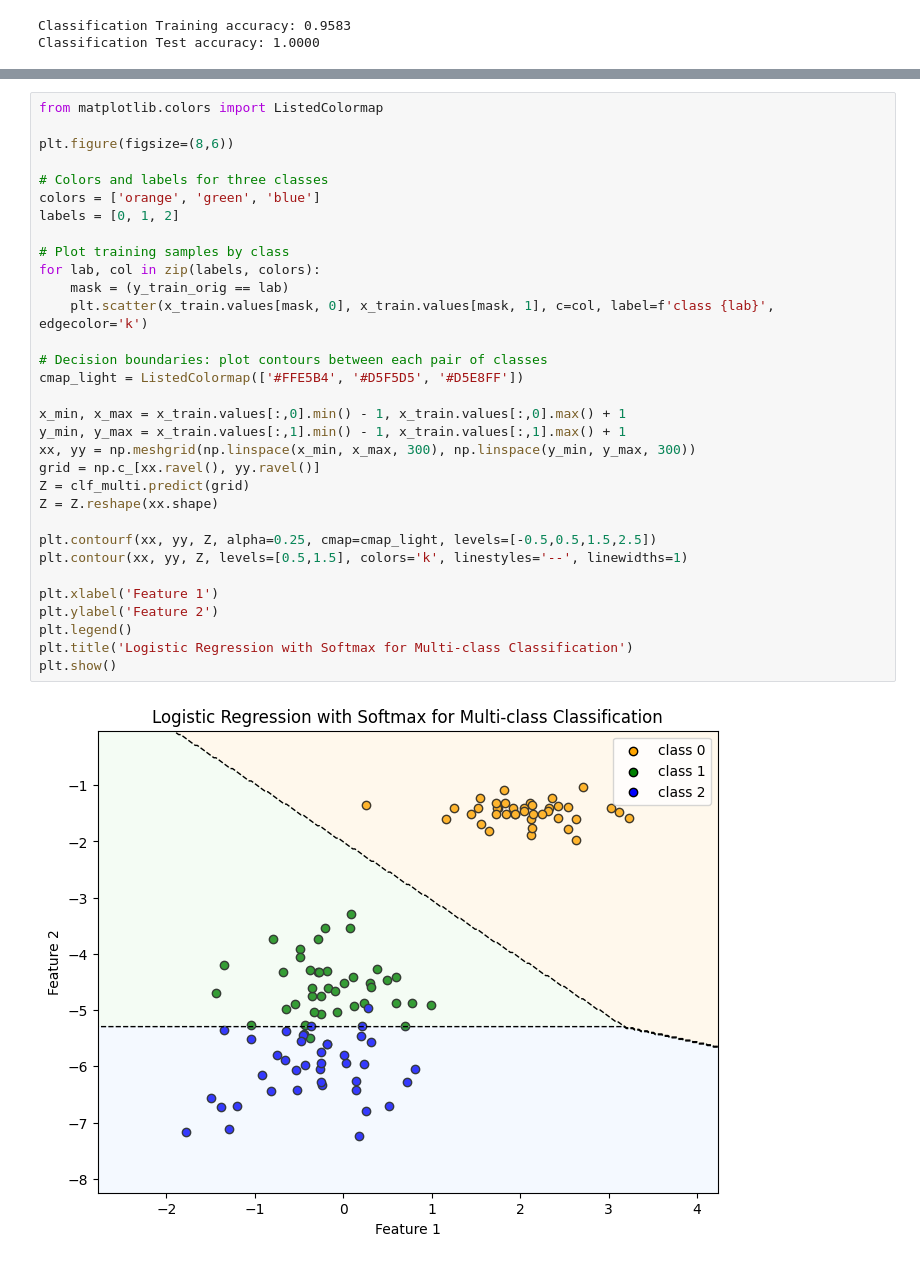
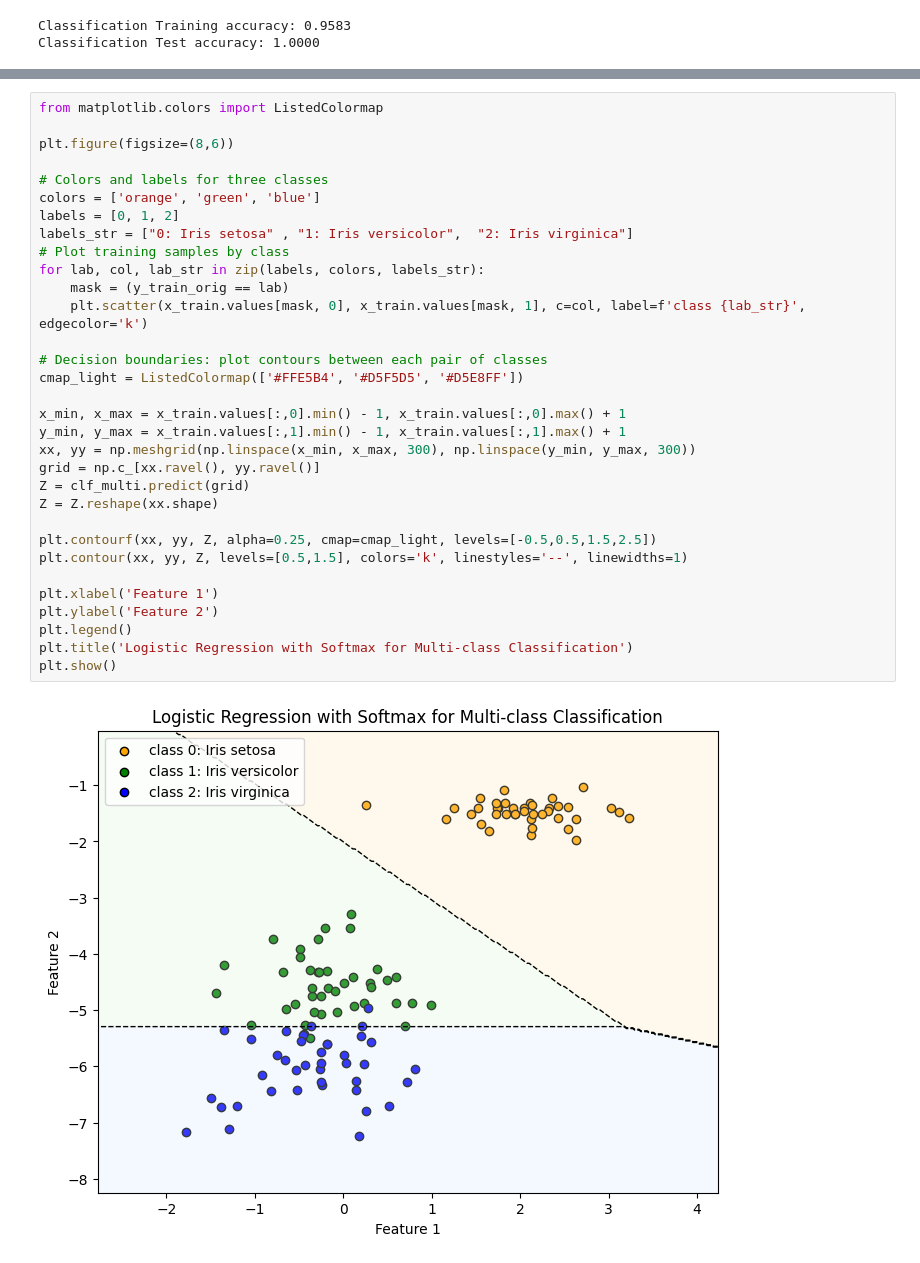
Before and after one commit to shreetishresthanp/Machine-Learning, a Jupyter notebook: HW2/hw2-Shrestha.ipynb, the cells around one changed output, grey strips where cells are left out. Drawn from its saved outputs; the diff is of its cells as text.

```diff
--- a/HW2/hw2-Shrestha.ipynb
+++ b/HW2/hw2-Shrestha.ipynb
@@ -130,34 +157,34 @@ Classification Test accuracy: 1.0000
 # %%
 from matplotlib.colors import ListedColormap
 
 plt.figure(figsize=(8,6))
 
 # Colors and labels for three classes
 colors = ['orange', 'green', 'blue']
 labels = [0, 1, 2]
-
+labels_str = ["0: Iris setosa" , "1: Iris versicolor",  "2: Iris virginica"]
 # Plot training samples by class
-for lab, col in zip(labels, colors):
+for lab, col, lab_str in zip(labels, colors, labels_str):
     mask = (y_train_orig == lab)
-    plt.scatter(x_train.values[mask, 0], x_train.values[mask, 1], c=col, label=f'class {lab}', edgecolor='k')
+    plt.scatter(x_train.values[mask, 0], x_train.values[mask, 1], c=col, label=f'class {lab_str}', edgecolor='k')
 
 # Decision boundaries: plot contours between each pair of classes
 cmap_light = ListedColormap(['#FFE5B4', '#D5F5D5', '#D5E8FF'])
 
 x_min, x_max = x_train.values[:,0].min() - 1, x_train.values[:,0].max() + 1
 y_min, y_max = x_train.values[:,1].min() - 1, x_train.values[:,1].max() + 1
 xx, yy = np.meshgrid(np.linspace(x_min, x_max, 300), np.linspace(y_min, y_max, 300))
 grid = np.c_[xx.ravel(), yy.ravel()]
 Z = clf_multi.predict(grid)
 Z = Z.reshape(xx.shape)
 
 plt.contourf(xx, yy, Z, alpha=0.25, cmap=cmap_light, levels=[-0.5,0.5,1.5,2.5])
 plt.contour(xx, yy, Z, levels=[0.5,1.5], colors='k', linestyles='--', linewidths=1)
 
 plt.xlabel('Feature 1')
 plt.ylabel('Feature 2')
 plt.legend()
 plt.title('Logistic Regression with Softmax for Multi-class Classification')
 plt.show()
 # %% [output]
-[figure, old version]
+[figure, new version]
```
Also changed, not shown: parts of 5 cells of this notebook, 7 other files.
